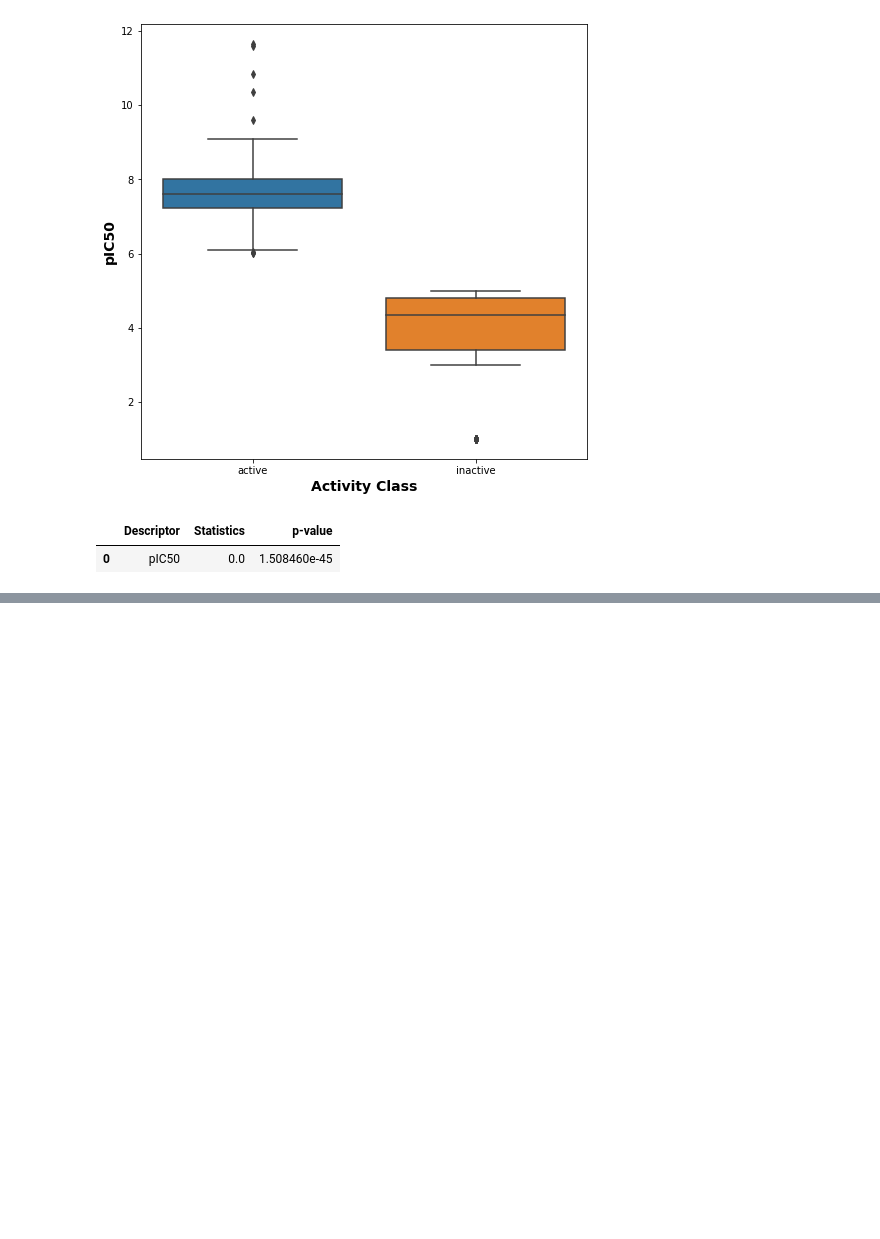
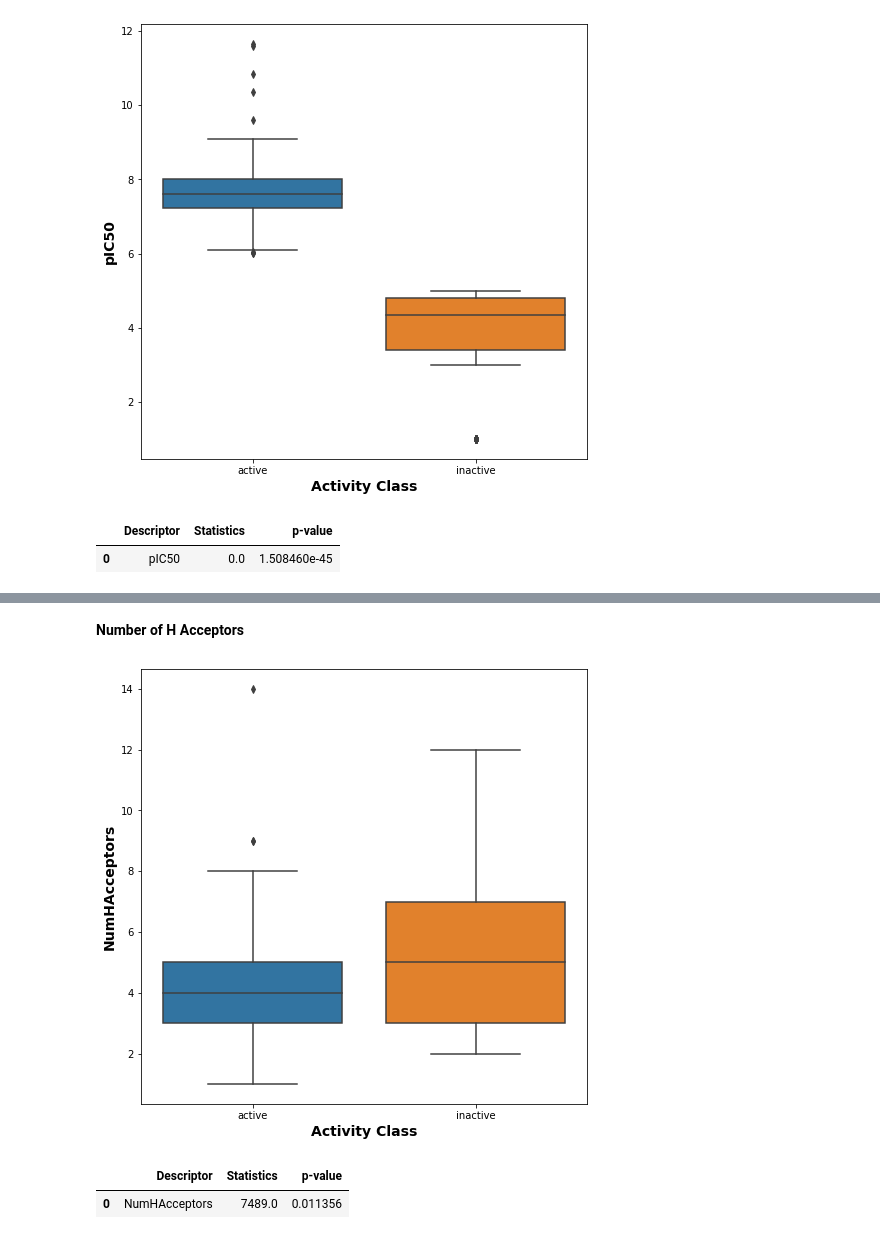
Before and after one commit to mehdimerbah/CompDrugDiscovery, a Jupyter notebook: EDA_Normalization.ipynb, the cells around one changed output, grey strips where cells are left out. Cells and saved outputs as stored; diff of their text form; code cells hidden in the pictures; blank space fills up the shorter version.

```diff
--- a/EDA_Normalization.ipynb
+++ b/EDA_Normalization.ipynb
@@ -298,0 +339,11 @@ run_mannwhitney('pIC50')
+# %% [markdown]
+**Number of H Acceptors**
+# %%
+get_boxplot('NumHAcceptors')
+# %% [output]
+[figure, added]
+# %%
+run_mannwhitney('NumHAcceptors')
+# %% [output]
+|  | Descriptor | Statistics | p-value |
+| 0 | NumHAcceptors | 7489.0 | 0.011356 |
```
Also changed, not shown: parts of 11 cells of this notebook.
